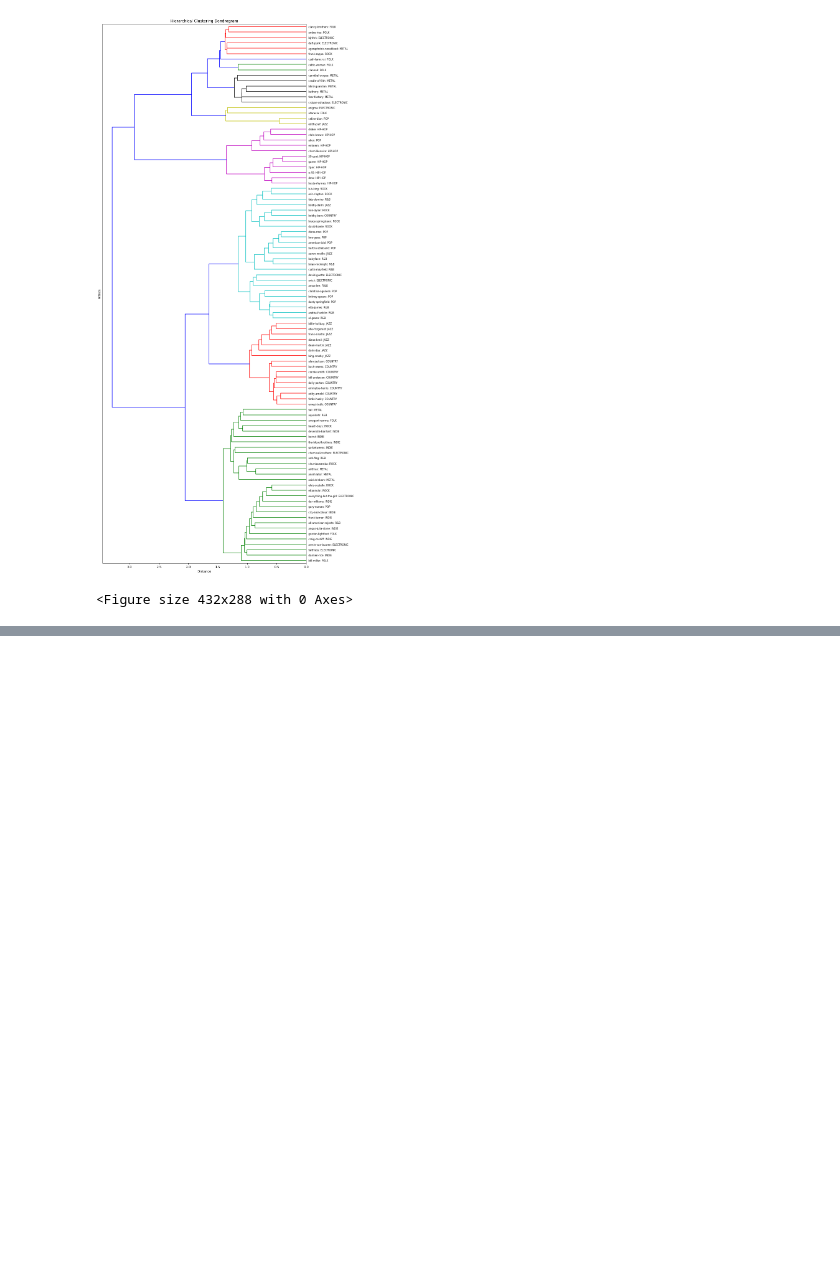
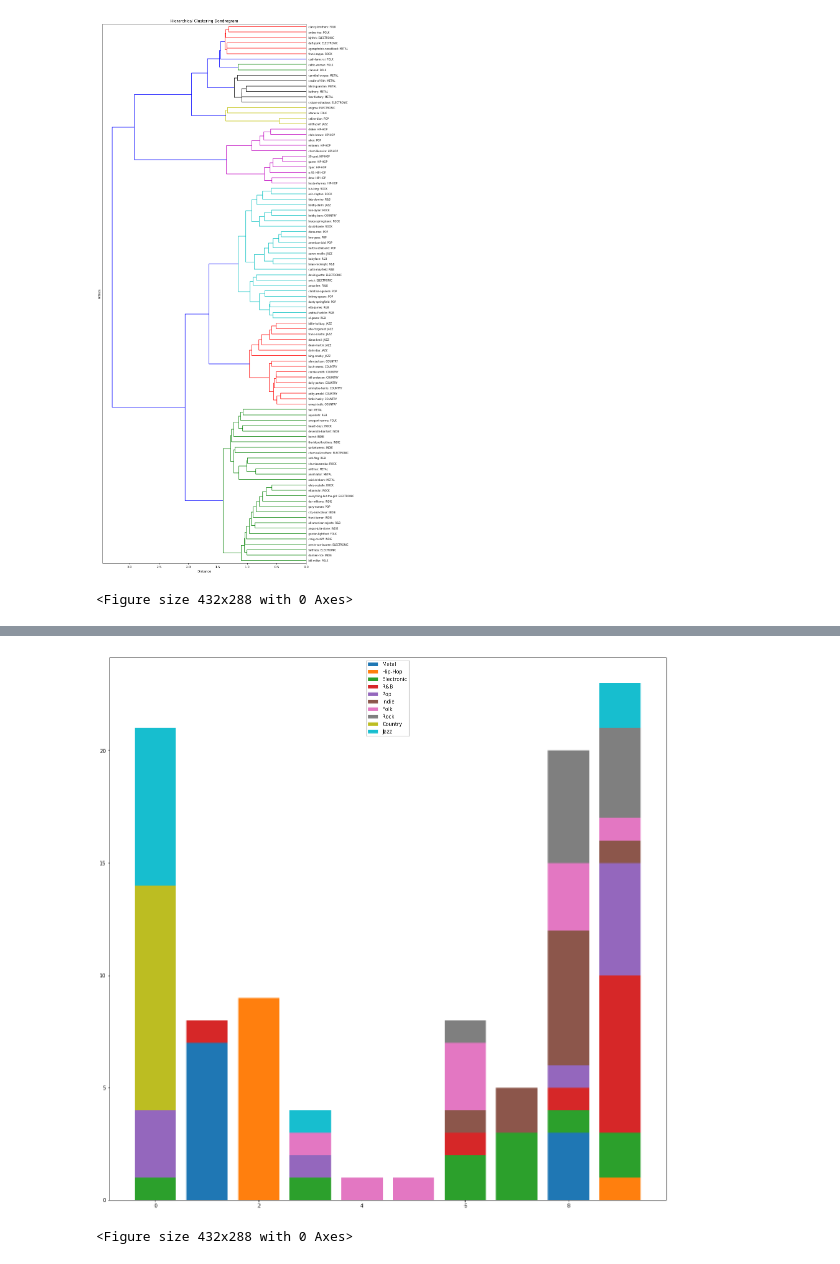
Before and after one commit to ariksidney/KI, a Jupyter notebook: KI2/lab01/lab01.ipynb, the cells around one changed output, grey strips where cells are left out. Drawn from its saved outputs; the diff is of its cells as text; code cells hidden in the pictures; blank space fills up the shorter version.

```diff
--- a/KI2/lab01/lab01.ipynb
+++ b/KI2/lab01/lab01.ipynb
@@ -128,0 +166,36 @@ plot_dendrogram(clustered, artist_names)
+# %%
+from sklearn.cluster import KMeans
+
+nr_of_clusters = 10
+kmeans = KMeans(n_clusters=nr_of_clusters).fit_predict(lyrics_tfidf_matrix)
+# %%
+cluster2artist = zip(kmeans, artist_lyrics.keys())
+# Dicts don't necessarily share the same order so we need to map the artist to genre this way
+cluster2genre = list(map(lambda item: (item[0], artist2genre[item[1]]), cluster2artist))
+
+# Count occurences of each genre per cluster
+plot_data = {}
+for cluster, genre in cluster2genre:
+    if genre not in plot_data:
+        plot_data[genre] = [0] * nr_of_clusters
+
+    plot_data[genre][cluster] += 1
+
+# Plot the data in a bar plot
+plt.figure(figsize=(20,20))
+
+genres = [] # Keep track of genres for plot legend
+ind = range(nr_of_clusters)
+barstart_y = [0] * nr_of_clusters
+
+for genre, data in plot_data.items():
+    plt.bar(ind, data, bottom=barstart_y)
+    barstart_y = list(map(sum, zip(data, barstart_y)))
+    genres.append(genre)
+
+plt.legend(genres)
+plt.show()
+plt.clf()
+# %% [output]
+[figure, added]
+<Figure size 432x288 with 0 Axes>
```
Also changed, not shown: parts of 4 cells of this notebook.
